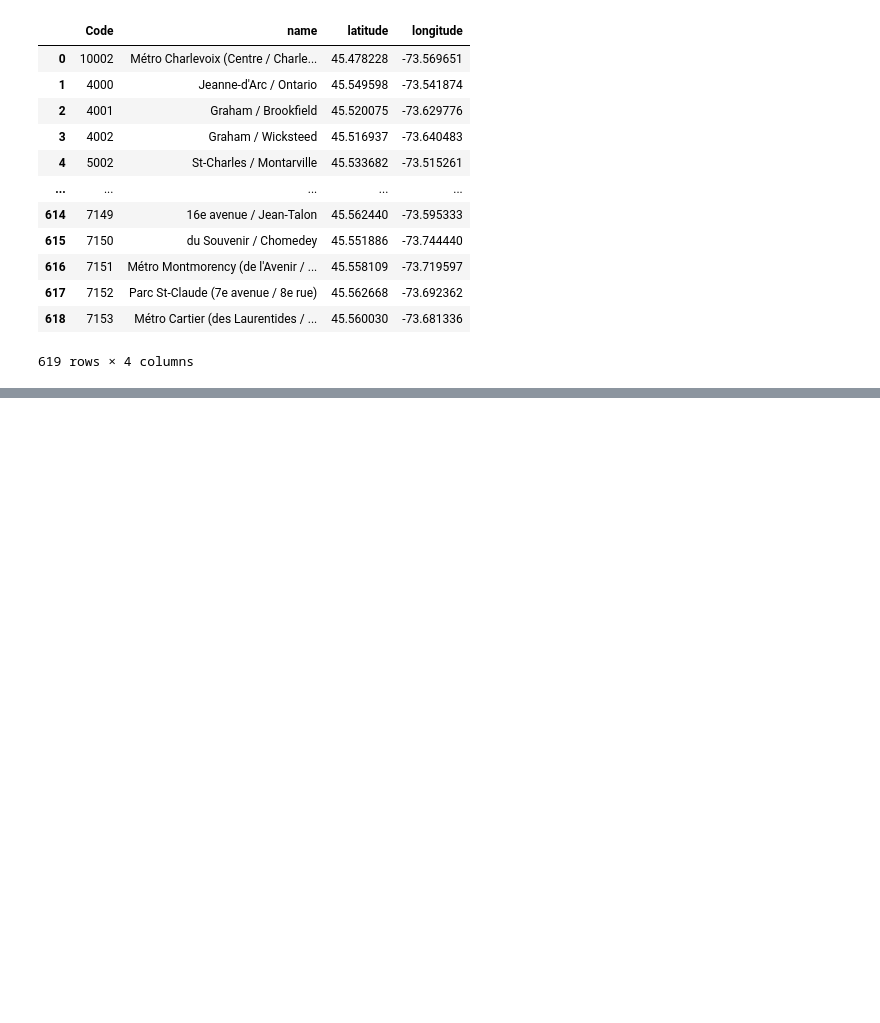
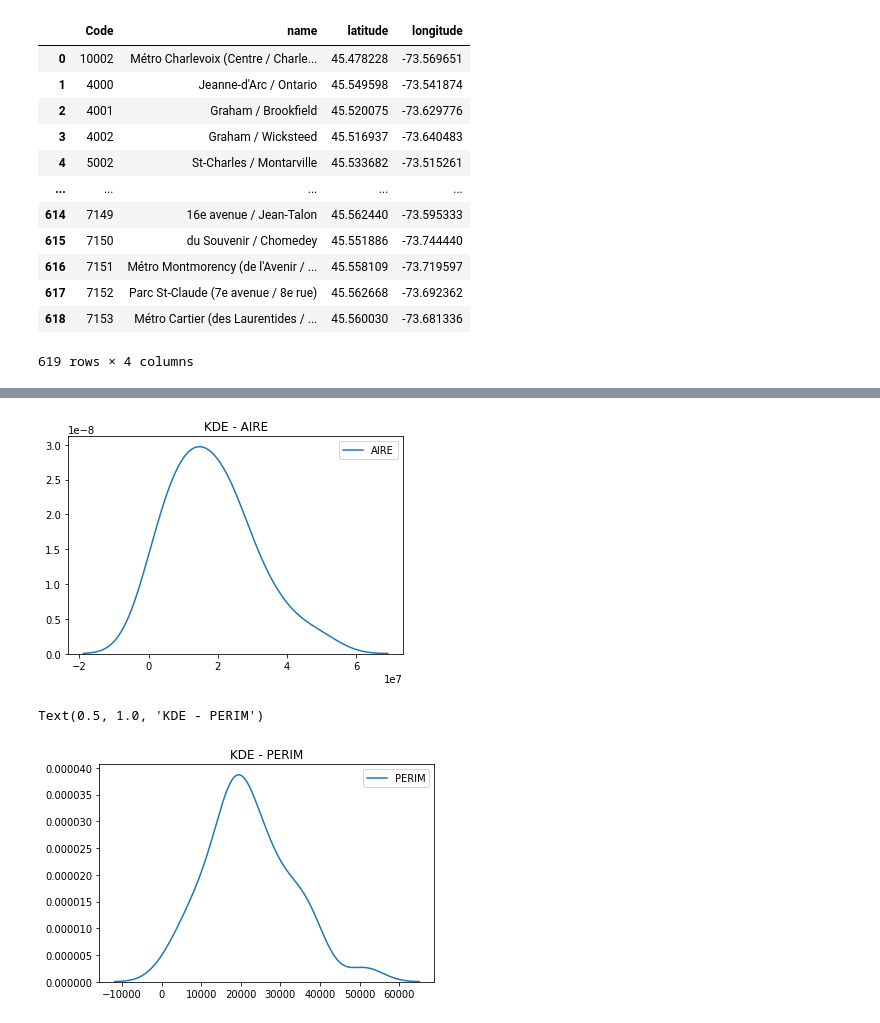
Before and after one commit to leblanchannah/bixi-mtl-eda, a Jupyter notebook: bixi_eda.ipynb, the cells around one changed output, grey strips where cells are left out. Cells and saved outputs as stored; diff of their text form; code cells hidden in the pictures; blank space fills up the shorter version.

```diff
--- a/bixi_eda.ipynb
+++ b/bixi_eda.ipynb
@@ -46,0 +103,11 @@ geo_df.plot(ax=ax, color='red', markersize=4)
+# %%
+
+sns.kdeplot(data=mtl_map['AIRE'])
+plt.title('KDE - AIRE')
+plt.show()
+sns.kdeplot(data=mtl_map['PERIM'])
+plt.title('KDE - PERIM')
+# %% [output]
+[figure, added]
+Text(0.5, 1.0, 'KDE - PERIM')
+[figure, added]
```
Also changed, not shown: parts of 7 cells of this notebook.
